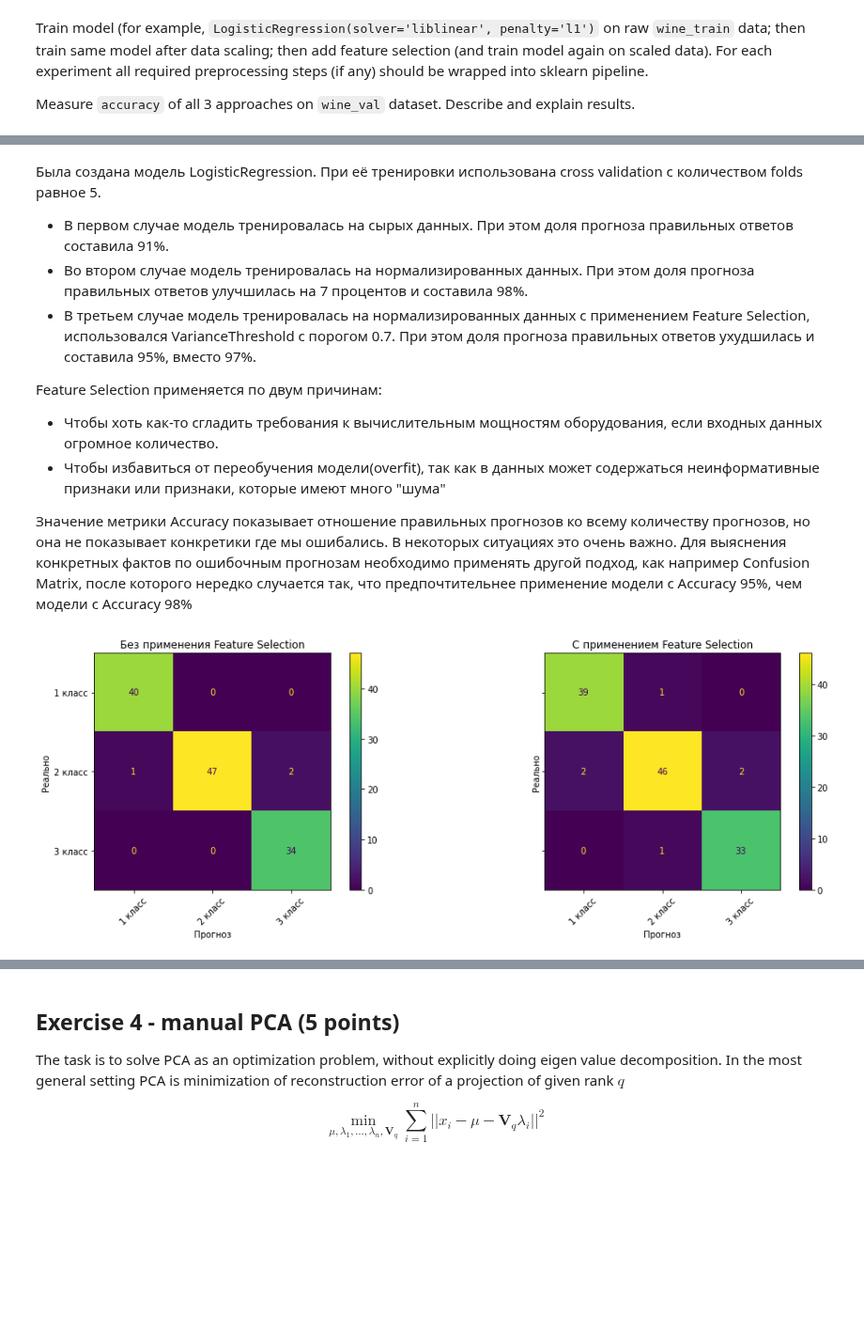
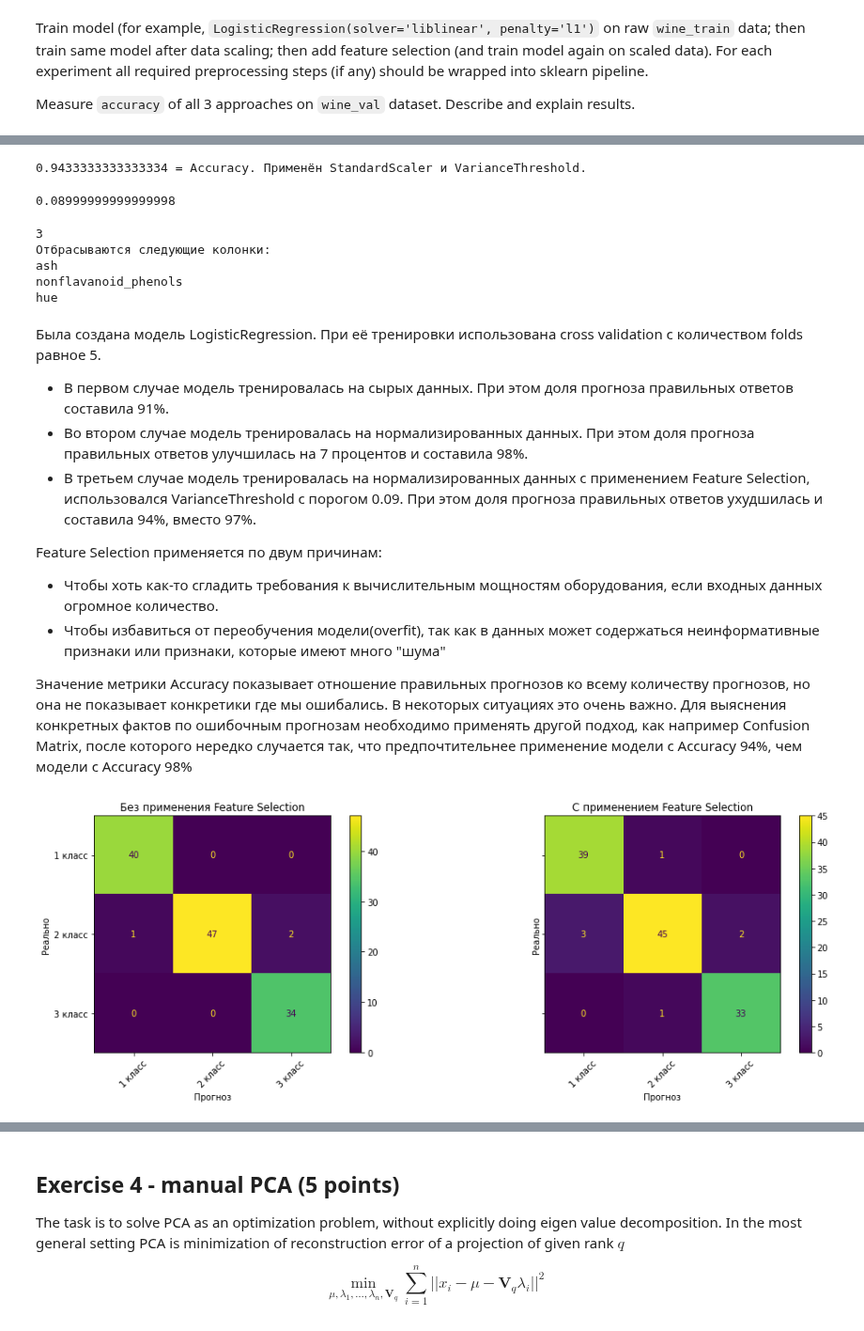
Before and after one commit to githubjeka/ml-intro, a Jupyter notebook: homework.ipynb, the cells around one changed output, grey strips where cells are left out. Shown at 94% size. Drawn from its saved outputs; the diff is of its cells as text; code cells hidden in the pictures; blank space fills up the shorter version.

```diff
--- a/homework.ipynb
+++ b/homework.ipynb
@@ -391,42 +402,69 @@ Accuracy:
+# %%
+print(cross_val_score(
+    estimator=pipeNorm, X=VarianceThreshold(0.9 * (1-0.9)).fit_transform(wine_train), y=wine_labels_train, scoring="accuracy",
+    cv=kfold
+).mean(), '= Accuracy. Применён StandardScaler и VarianceThreshold.', )
+# %% [output]
+0.9433333333333334 = Accuracy. Применён StandardScaler и VarianceThreshold.
+# %%
+0.9 * (1-0.9)
+# %% [output]
+0.08999999999999998
+# %%
+qconstant_filter = VarianceThreshold(threshold=0.09)
+qconstant_filter.fit(wine_data)
+qconstant_columns = [column for column in wine_data.columns
+                    if column not in wine_data.columns[qconstant_filter.get_support()]]
+
+print(len(qconstant_columns))
+print('Отбрасываются следующие колонки:')
+for column in qconstant_columns:
+    print(column)
+# %% [output]
+3
+Отбрасываются следующие колонки:
+ash
+nonflavanoid_phenols
+hue
 # %% [markdown]
 Была создана модель LogisticRegression. При её тренировки использована cross validation с количеством folds равное 5.
 - В первом случае модель тренировалась на сырых данных. При этом доля прогноза правильных ответов составила 91%.
 - Во втором случае модель тренировалась на нормализированных данных. При этом доля прогноза правильных ответов улучшилась на 7 процентов и составила 98%.
-- В третьем случае модель тренировалась на нормализированных данных с применением Feature Selection, использовался VarianceThreshold с порогом 0.7. При этом доля прогноза правильных ответов ухудшилась и составила 95%, вместо 97%.
+- В третьем случае модель тренировалась на нормализированных данных с применением Feature Selection, использовался VarianceThreshold с порогом 0.09. При этом доля прогноза правильных ответов ухудшилась и составила 94%, вместо 97%.
 
 Feature Selection применяется по двум причинам:
 - Чтобы хоть как-то сгладить требования к вычислительным мощностям оборудования, если входных данных огромное количество.
 - Чтобы избавиться от переобучения модели(overfit), так как в данных может содержаться неинформативные признаки или признаки, которые имеют много "шума"
 
-Значение метрики Accuracy показывает отношение правильных прогнозов ко всему количеству прогнозов, но она не показывает конкретики где мы ошибались. В некоторых ситуациях это очень важно. Для выяснения конкретных фактов по ошибочным прогнозам необходимо применять другой подход, как например Confusion Matrix, после которого нередко случается так, что предпочтительнее применение модели с Accuracy 95%, чем модели с Accuracy 98%
+Значение метрики Accuracy показывает отношение правильных прогнозов ко всему количеству прогнозов, но она не показывает конкретики где мы ошибались. В некоторых ситуациях это очень важно. Для выяснения конкретных фактов по ошибочным прогнозам необходимо применять другой подход, как например Confusion Matrix, после которого нередко случается так, что предпочтительнее применение модели с Accuracy 94%, чем модели с Accuracy 98%
 # %%
 from sklearn.metrics import confusion_matrix, ConfusionMatrixDisplay
 from sklearn.model_selection import cross_val_predict
 
-f, axes = plt.subplots(1, 2, figsize=(17, 5), sharey='row')
+_, axes = plt.subplots(1, 2, figsize=(17, 5), sharey='row')
 
 
 def confusion_matrix_display(confusion_matrix_results, labels, title, ax):
     disp = ConfusionMatrixDisplay(confusion_matrix=confusion_matrix_results, display_labels=labels)
     disp.plot(ax=ax, xticks_rotation=45)
     disp.ax_.grid(visible=False)
     disp.ax_.set_xlabel('Прогноз')
     disp.ax_.set_ylabel('Реально')
     disp.ax_.set_title(title)
 
 
 display_labels = ['1 класс', '2 класс', '3 класс']
 
 y_pred = cross_val_predict(pipeNorm, X=wine_train, y=wine_labels_train, cv=kfold)
 conf_mat = confusion_matrix(wine_labels_train, y_pred)
 confusion_matrix_display(conf_mat, display_labels, 'Без применения Feature Selection', axes[0])
 
-y_pred = cross_val_predict(pipeNorm, X=VarianceThreshold(0.7).fit_transform(wine_train), y=wine_labels_train, cv=kfold)
+y_pred = cross_val_predict(pipeNorm, X=VarianceThreshold(0.09).fit_transform(wine_train), y=wine_labels_train, cv=kfold)
 conf_mat = confusion_matrix(wine_labels_train, y_pred)
 confusion_matrix_display(conf_mat, display_labels, 'С применением Feature Selection', axes[1])
 
 plt.show()
 # %% [output]
-[figure, old version]
+[figure, new version]
 # %% [markdown]
 
```
Also changed, not shown: parts of 18 cells of this notebook.
